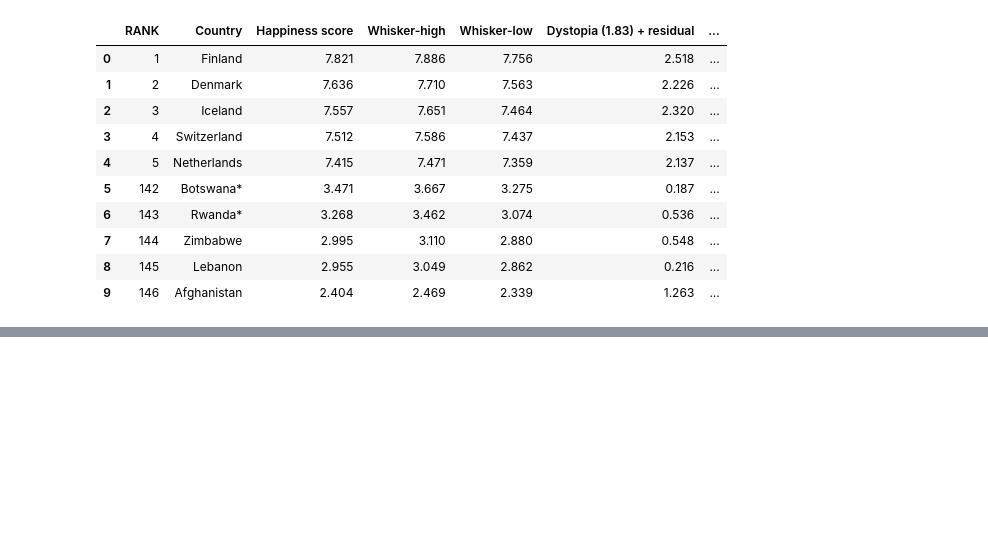
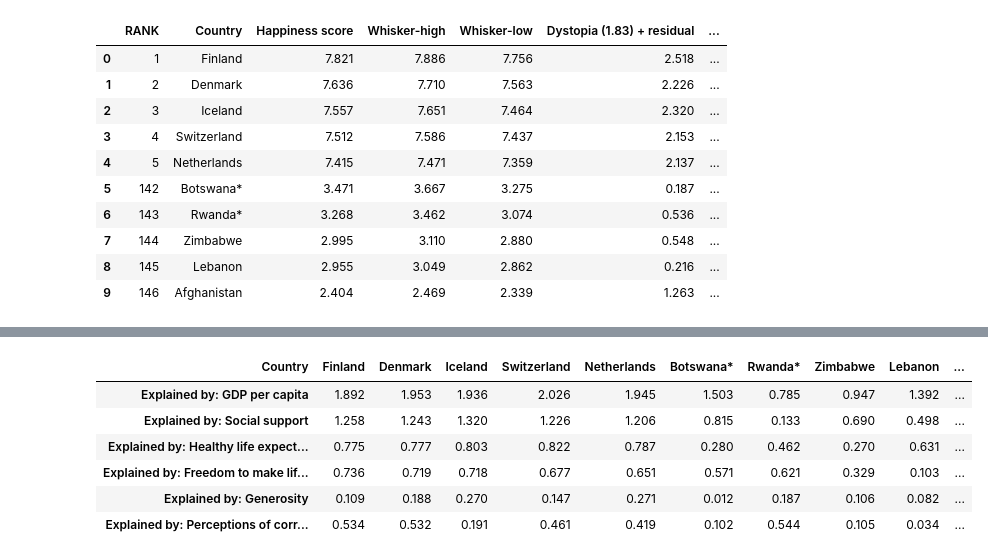
Before and after one commit to CBPher24/Exploring-World-Happiness, a Jupyter notebook: MainWork/Compound_BarPlot.ipynb, the cells around one changed output, grey strips where cells are left out. Cells and saved outputs as stored; diff of their text form; code cells hidden in the pictures; blank space fills up the shorter version.

```diff
--- a/MainWork/Compound_BarPlot.ipynb
+++ b/MainWork/Compound_BarPlot.ipynb
@@ -61,10 +62,19 @@ plt.show()
 # %%
 got_bars_e = got_bars.loc[: , ["Country", "Explained by: GDP per capita", "Explained by: Social support",
                                "Explained by: Healthy life expectancy", "Explained by: Freedom to make life choices",
                               "Explained by: Generosity", "Explained by: Perceptions of corruption"]]
 
 got_bars_e = got_bars_e.set_index("Country")
 got_bars_e = got_bars_e.transpose()
+got_bars_e
+# %% [output]
+| Country | Finland | Denmark | Iceland | Switzerland | Netherlands | Botswana* | Rwanda* | Zimbabwe | Lebanon | ... |
+| Explained by: GDP per capita | 1.892 | 1.953 | 1.936 | 2.026 | 1.945 | 1.503 | 0.785 | 0.947 | 1.392 | ... |
+| Explained by: Social support | 1.258 | 1.243 | 1.320 | 1.226 | 1.206 | 0.815 | 0.133 | 0.690 | 0.498 | ... |
+| Explained by: Healthy life expect... | 0.775 | 0.777 | 0.803 | 0.822 | 0.787 | 0.280 | 0.462 | 0.270 | 0.631 | ... |
+| Explained by: Freedom to make lif... | 0.736 | 0.719 | 0.718 | 0.677 | 0.651 | 0.571 | 0.621 | 0.329 | 0.103 | ... |
+| Explained by: Generosity | 0.109 | 0.188 | 0.270 | 0.147 | 0.271 | 0.012 | 0.187 | 0.106 | 0.082 | ... |
+| Explained by: Perceptions of corr... | 0.534 | 0.532 | 0.191 | 0.461 | 0.419 | 0.102 | 0.544 | 0.105 | 0.034 | ... |
 # %%
 x_vals = ["Explained by: GDP per capita", "Explained by: Social support",
                                "Explained by: Healthy life expectancy", "Explained by: Freedom to make life choices",
```
Also changed, not shown: parts of 2 cells of this notebook, 2 other files.
